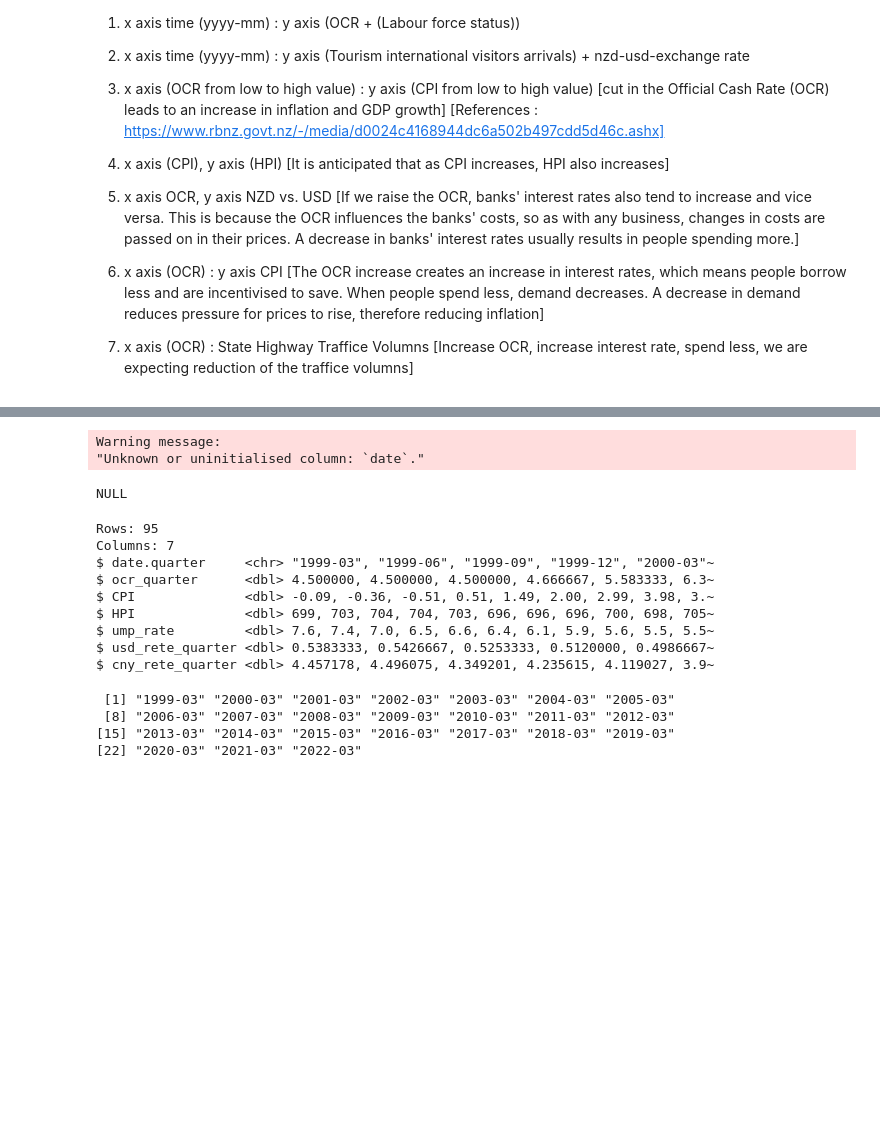
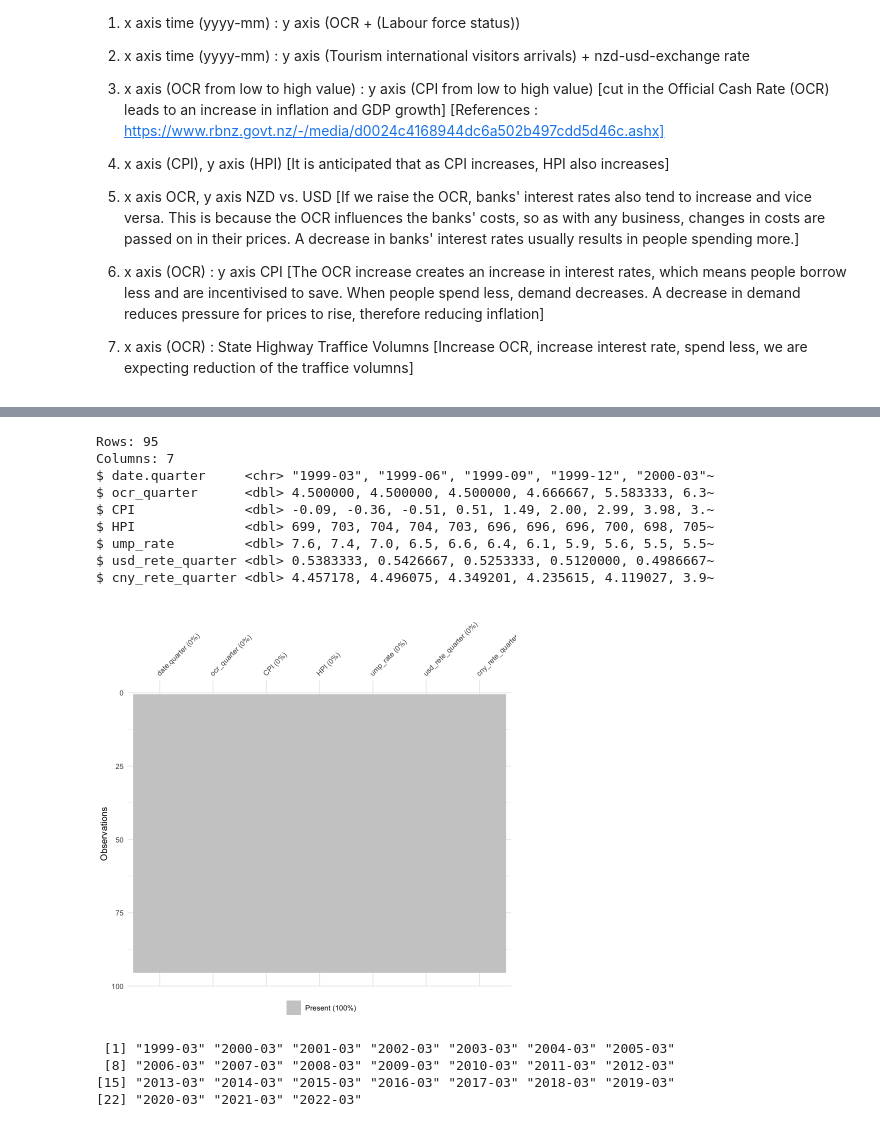
Before and after one commit to ansrali/data422-group-project, a Jupyter notebook: Data_Visualisation.ipynb, the cells around one changed output, grey strips where cells are left out. Drawn from its saved outputs; the diff is of its cells as text; code cells hidden in the pictures; blank space fills up the shorter version.

Commit message:
data visualisation

```diff
--- a/Data_Visualisation.ipynb
+++ b/Data_Visualisation.ipynb
@@ -41,20 +33,19 @@ x dplyr::lag()    masks stats::lag()
 # %%
 data <- read_csv("data/merge_data.csv", show_col_types = FALSE)
-data$date
+
 data %>% glimpse()
+vis_miss(data)
 # %% [output]
-Warning message:
-"Unknown or uninitialised column: `date`."
+Rows: 95
+Columns: 7
+$ date.quarter     <chr> "1999-03", "1999-06", "1999-09", "1999-12", "2000-03"~
+$ ocr_quarter      <dbl> 4.500000, 4.500000, 4.500000, 4.666667, 5.583333, 6.3~
+$ CPI              <dbl> -0.09, -0.36, -0.51, 0.51, 1.49, 2.00, 2.99, 3.98, 3.~
+$ HPI              <dbl> 699, 703, 704, 704, 703, 696, 696, 696, 700, 698, 705~
+$ ump_rate         <dbl> 7.6, 7.4, 7.0, 6.5, 6.6, 6.4, 6.1, 5.9, 5.6, 5.5, 5.5~
+$ usd_rete_quarter <dbl> 0.5383333, 0.5426667, 0.5253333, 0.5120000, 0.4986667~
+$ cny_rete_quarter <dbl> 4.457178, 4.496075, 4.349201, 4.235615, 4.119027, 3.9~
-NULL
-Rows: 95
-Columns: 7
-$ date.quarter     <chr> "1999-03", "1999-06", "1999-09", "1999-12", "2000-03"~
-$ ocr_quarter      <dbl> 4.500000, 4.500000, 4.500000, 4.666667, 5.583333, 6.3~
-$ CPI              <dbl> -0.09, -0.36, -0.51, 0.51, 1.49, 2.00, 2.99, 3.98, 3.~
-$ HPI              <dbl> 699, 703, 704, 704, 703, 696, 696, 696, 700, 698, 705~
-$ ump_rate         <dbl> 7.6, 7.4, 7.0, 6.5, 6.6, 6.4, 6.1, 5.9, 5.6, 5.5, 5.5~
-$ usd_rete_quarter <dbl> 0.5383333, 0.5426667, 0.5253333, 0.5120000, 0.4986667~
-$ cny_rete_quarter <dbl> 4.457178, 4.496075, 4.349201, 4.235615, 4.119027, 3.9~
+[figure, added]
 # %%
 row_nr <- data %>% nrow()
 row_nr <- ceiling(row_nr / 4) * 4
```
Also changed, not shown: parts of 3 cells of this notebook.
